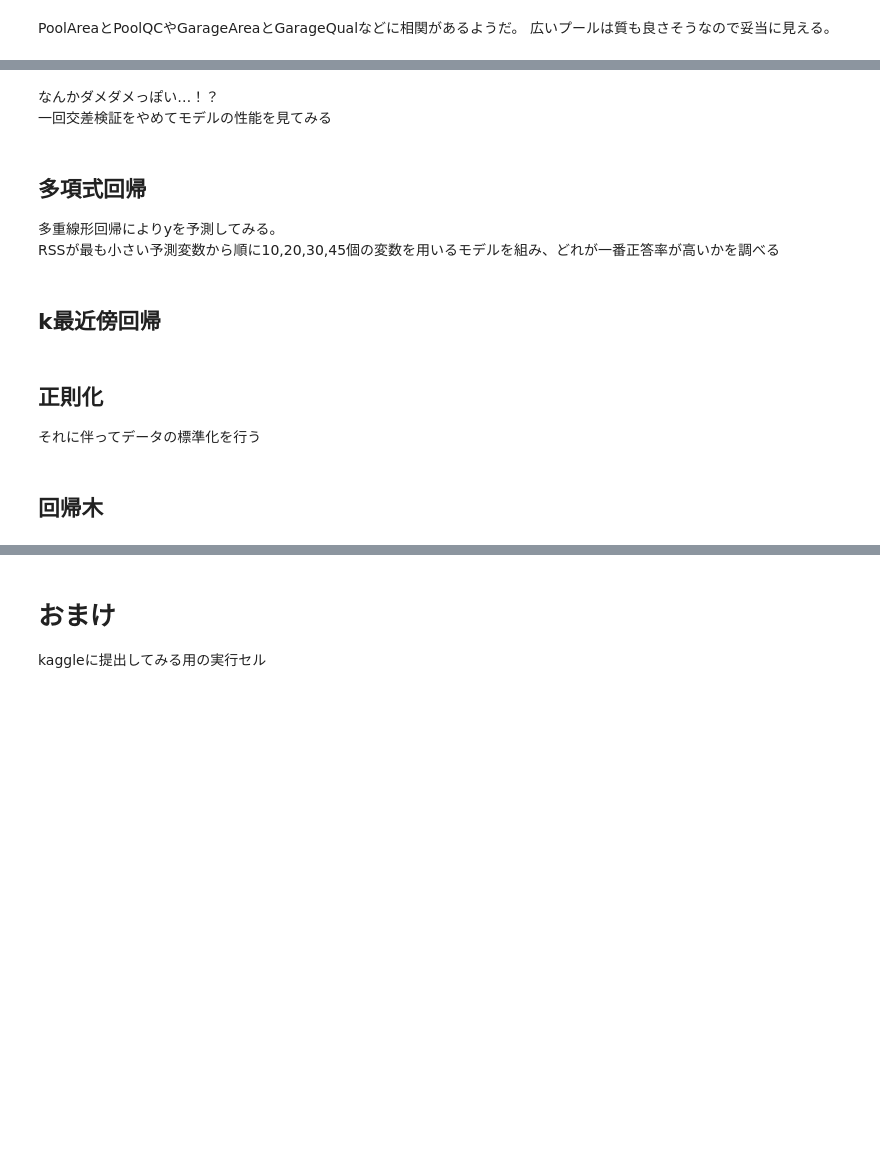
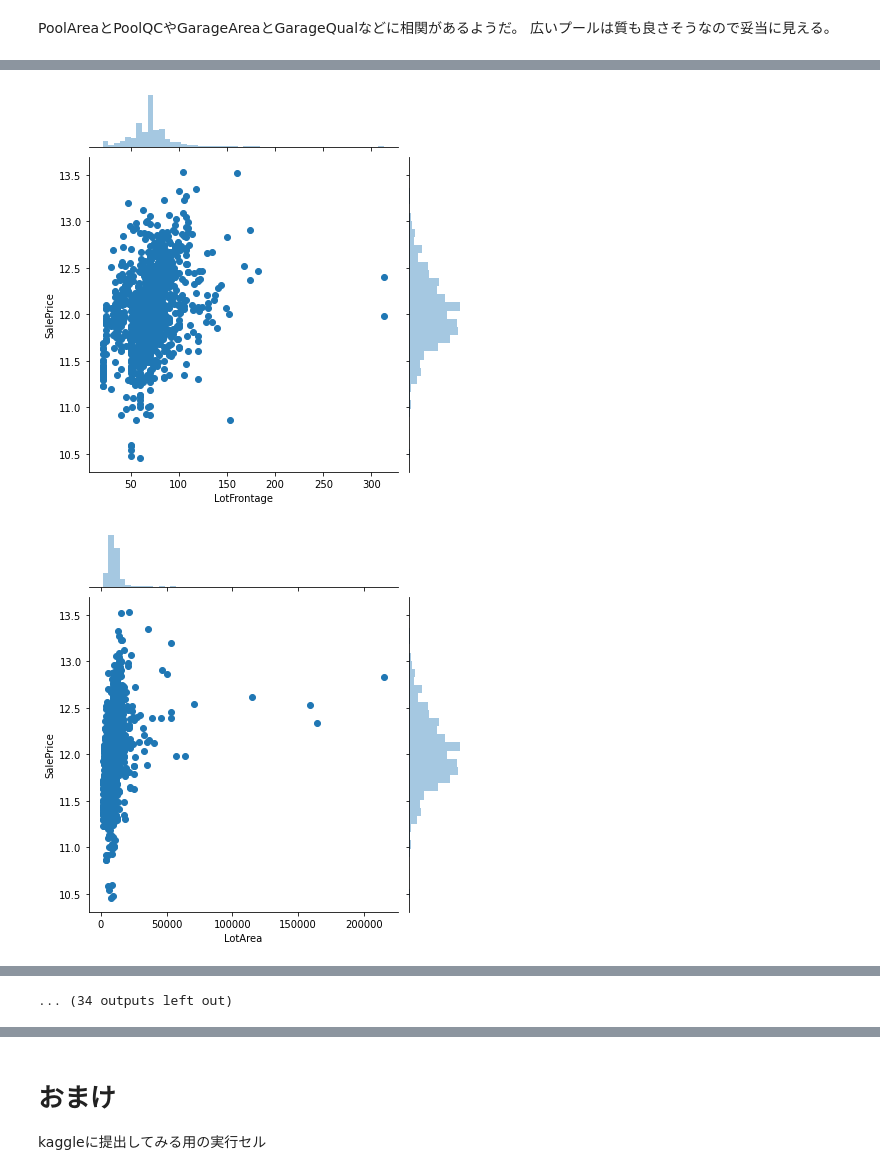
Before and after one commit to NaomiatLibrary/MachineLearning, a Jupyter notebook: House_Prices/House_Prices.ipynb, the cells around one changed output, grey strips where cells are left out. Cells and saved outputs as stored; diff of their text form; code cells hidden in the pictures; blank space fills up the shorter version.

```diff
--- a/House_Prices/House_Prices.ipynb
+++ b/House_Prices/House_Prices.ipynb
@@ -263,14 +137,6 @@ MSE
-# %% [markdown]
-なんかダメダメっぽい…！？<BR>
- 一回交差検証をやめてモデルの性能を見てみる
-# %% [markdown]
-## 多項式回帰
-多重線形回帰によりyを予測してみる。<br>
-RSSが最も小さい予測変数から順に10,20,30,45個の変数を用いるモデルを組み、どれが一番正答率が高いかを調べる<br>
-# %% [markdown]
-## k最近傍回帰
-# %% [markdown]
-## 正則化
-それに伴ってデータの標準化を行う
-# %% [markdown]
-## 回帰木
+# %%
+for i in preprocesses.new_train_valiable_list:
+    sns.jointplot(new_train[i],new_train["SalePrice"])
+# %% [output]
+[figure, added]
+[figure, added]
@@ -276,0 +153 @@ RSSが最も小さい予測変数から順に10,20,30,45個の変数を用いる
+... (34 outputs left out)
```
Also changed, not shown: parts of 13 cells of this notebook, 8 other files.
